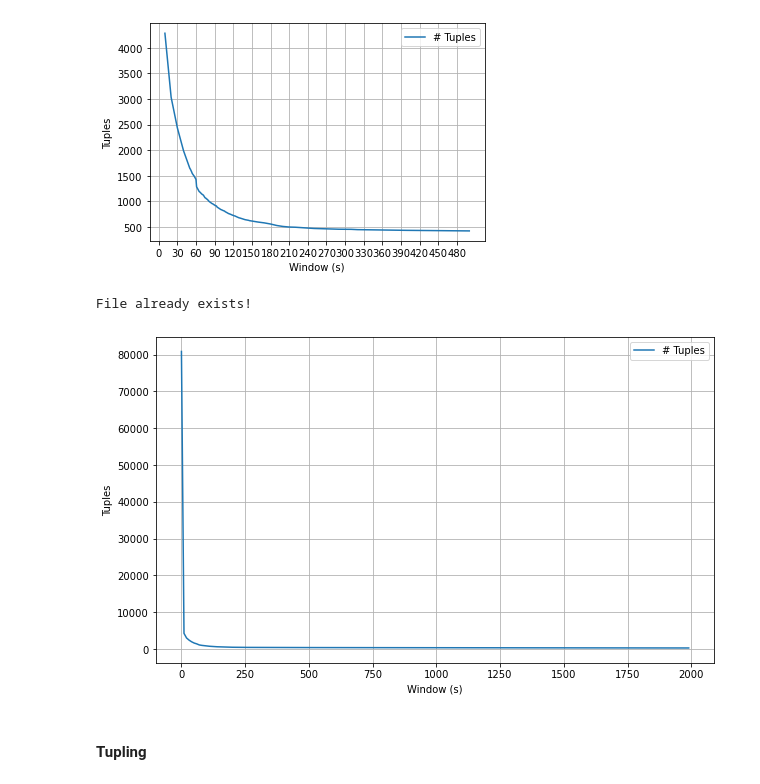
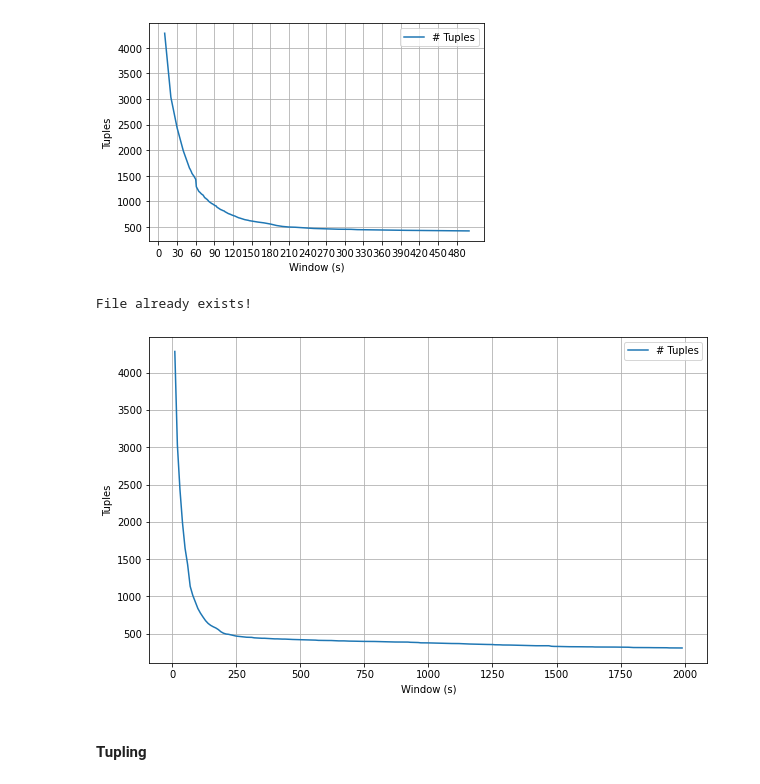
Before and after one commit to GuidoDC97/IE, a Jupyter notebook: Esercizio 5 FFDA/FFDA.ipynb, the cells around one changed output. Saved outputs shown, nothing was run; the diff lists cells and outputs as text; code cells hidden in the pictures.

```diff
--- a/Esercizio 5 FFDA/FFDA.ipynb
+++ b/Esercizio 5 FFDA/FFDA.ipynb
@@ -111,24 +130,24 @@ plt.grid()
 File already exists!
 [figure]
 # %%
-c_wins = np.arange(0,2000,10)
+c_wins = np.arange(1,2000,10)
 
 filepath = 'Dataset/MercurySensitivityAcc.txt'
 sensitivity_analysis(df_mercury, c_wins, filepath)
 
 df_mercury_sensitivity = pd.read_csv(filepath, sep = ' ', names = ['Window', 'Tuples'])
 
 plt.figure(figsize=(10,6))
 
 plt.plot(df_mercury_sensitivity['Window'],df_mercury_sensitivity['Tuples'], label = '# Tuples')
 
 plt.xlabel('Window (s)')
 plt.ylabel('Tuples')
 plt.legend()
 plt.grid()
 # %% [output]
 File already exists!
-[figure, old version]
+[figure, new version]
 # %% [markdown]
 #### Tupling
 # %%
```
Also changed, not shown: parts of 46 cells of this notebook, 30 other files.
